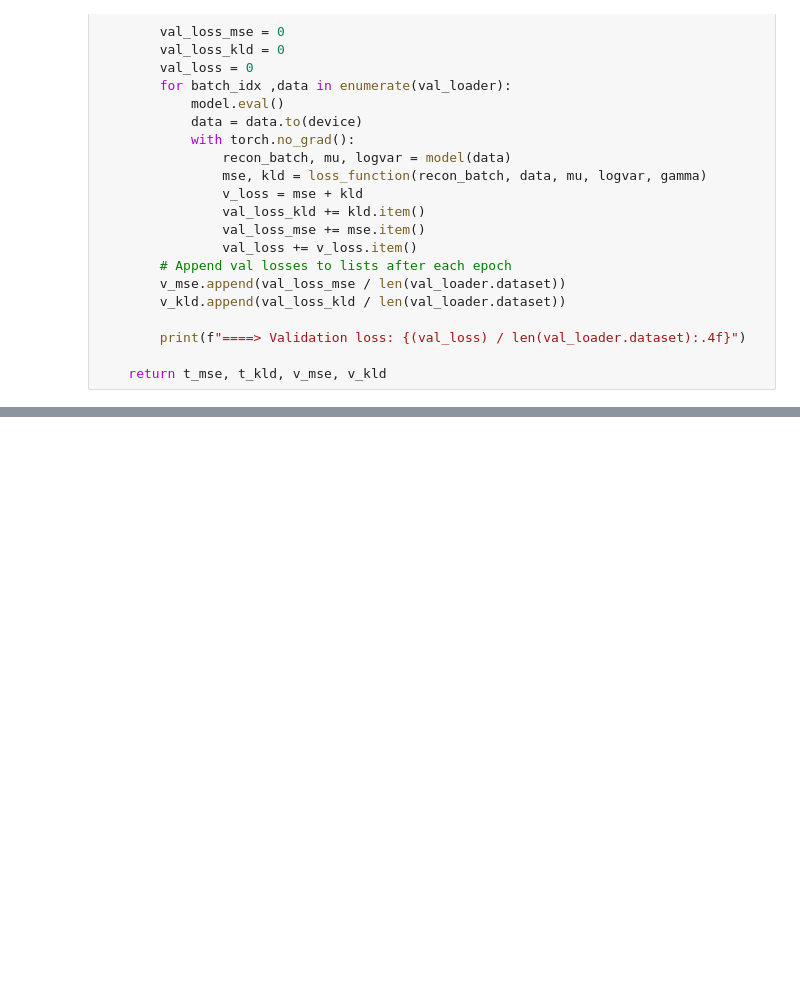
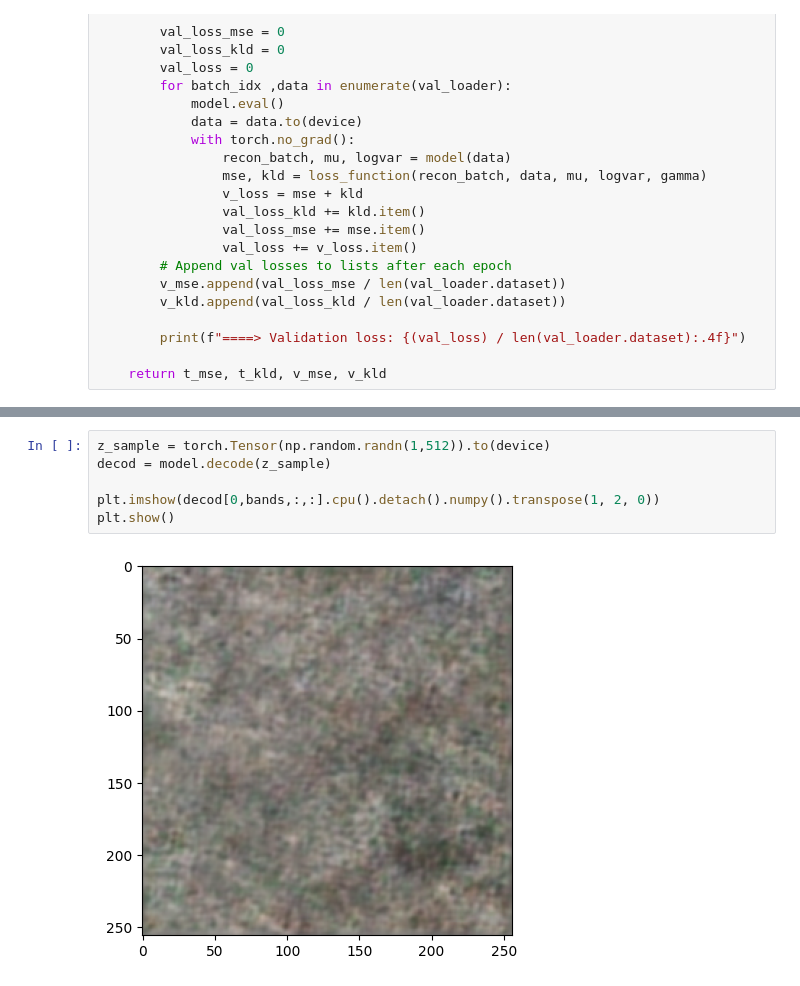
Before and after one commit to Etienne-bdt/Simple-VAE-RS, a Jupyter notebook: VAE_test.ipynb, the cells around one changed output, grey strips where cells are left out. Saved outputs shown, nothing was run; the diff lists cells and outputs as text; blank space fills up the shorter version.

```diff
--- a/VAE_test.ipynb
+++ b/VAE_test.ipynb
@@ -312,0 +332,8 @@ plt.show()
+# %%
+z_sample = torch.Tensor(np.random.randn(1,512)).to(device)
+decod = model.decode(z_sample)
+
+plt.imshow(decod[0,bands,:,:].cpu().detach().numpy().transpose(1, 2, 0))
+plt.show()
+# %% [output]
+[figure, added]
```
Also changed, not shown: parts of 4 cells of this notebook.
